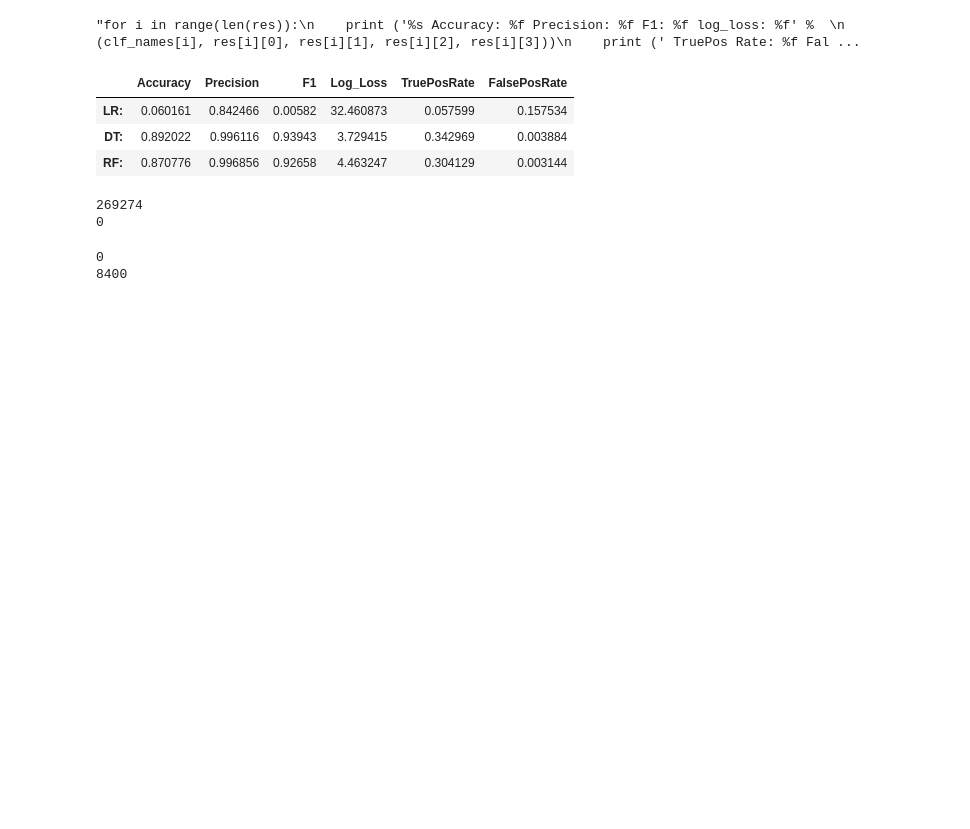
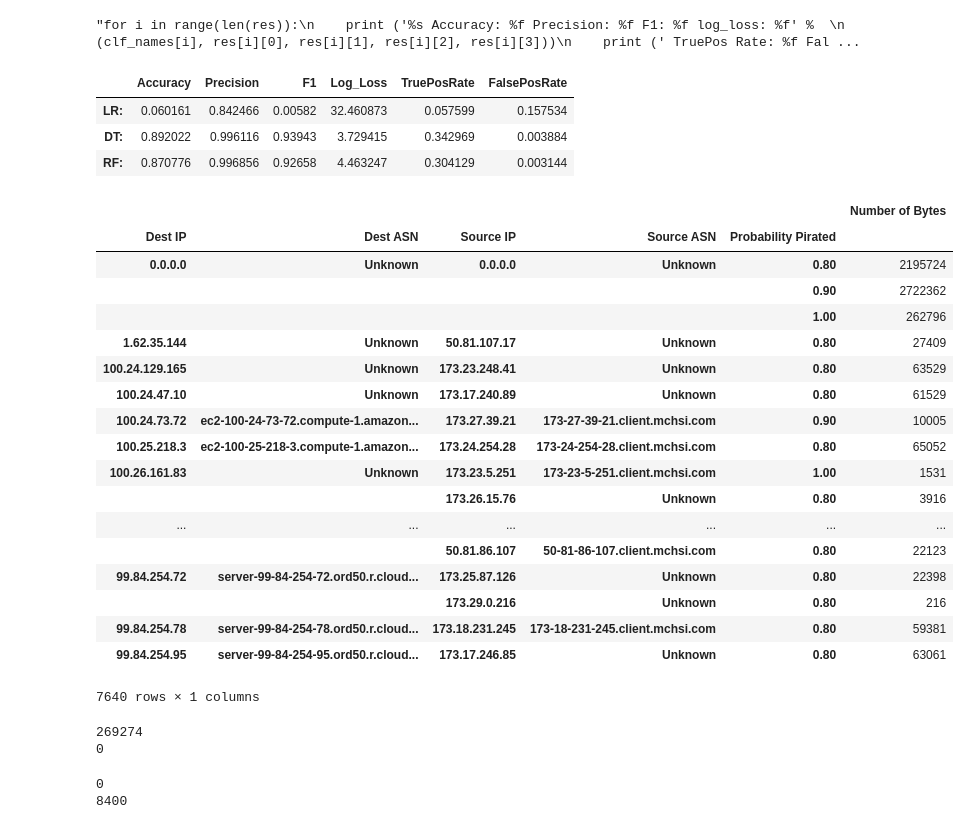
Before and after one commit to Alienekoo/PirateFinder, a Jupyter notebook: flow_classifier.ipynb, the cells around one changed output. Saved outputs shown, nothing was run; the diff lists cells and outputs as text; code cells hidden in the pictures; blank space fills up the shorter version.

```diff
--- a/flow_classifier.ipynb
+++ b/flow_classifier.ipynb
@@ -577,6 +577,6 @@ print(rf.score(ab_test, ab_l))
 # %%
 probs = rf.predict_proba(ab_test)
 # %%
-for i in range(len(ab_test)):
-    print('PB: {pb: <16} PP: {pp: <16} DA: {da: <16} SA: {sa: <16}'.format(
-        pb=probs[i][0], pp=probs[i][1], da=ab_s_ip[i][1], sa=ab_s_ip[i][0]))
+#for i in range(len(ab_test)):
+#    print('PB: {pb: <16} PP: {pp: <16} DA: {da: <16} SA: {sa: <16}'.format(
+#        pb=probs[i][0], pp=probs[i][1], da=ab_s_ip[i][1], sa=ab_s_ip[i][0]))
@@ -1067,7 +1046,28 @@ pirate_pd.columns = ['Source IP', 'Source ASN','Dest IP', 'Dest ASN', 'Probabili
 # %%
 pirate_pd = pirate_pd.sort_values(by=['Number of Bytes', 'Source IP'])
 agg_pd = pirate_pd.groupby(['Dest IP', 'Dest ASN', 'Source IP', 'Source ASN', 'Probability Pirated'])['Number of Bytes'].sum().to_frame()
 agg_pd.to_csv(path_or_buf='~/mediacom2.csv')
+agg_pd
+# %% [output]
+|  |  |  |  |  | Number of Bytes |
+| Dest IP | Dest ASN | Source IP | Source ASN | Probability Pirated |  |
+| 0.0.0.0 | Unknown | 0.0.0.0 | Unknown | 0.80 | 2195724 |
+|  |  |  |  | 0.90 | 2722362 |
+|  |  |  |  | 1.00 | 262796 |
+| 1.62.35.144 | Unknown | 50.81.107.17 | Unknown | 0.80 | 27409 |
+| 100.24.129.165 | Unknown | 173.23.248.41 | Unknown | 0.80 | 63529 |
+| 100.24.47.10 | Unknown | 173.17.240.89 | Unknown | 0.80 | 61529 |
+| 100.24.73.72 | ec2-100-24-73-72.compute-1.amazon... | 173.27.39.21 | 173-27-39-21.client.mchsi.com | 0.90 | 10005 |
+| 100.25.218.3 | ec2-100-25-218-3.compute-1.amazon... | 173.24.254.28 | 173-24-254-28.client.mchsi.com | 0.80 | 65052 |
+| 100.26.161.83 | Unknown | 173.23.5.251 | 173-23-5-251.client.mchsi.com | 1.00 | 1531 |
+|  |  | 173.26.15.76 | Unknown | 0.80 | 3916 |
+| ... | ... | ... | ... | ... | ... |
+|  |  | 50.81.86.107 | 50-81-86-107.client.mchsi.com | 0.80 | 22123 |
+| 99.84.254.72 | server-99-84-254-72.ord50.r.cloud... | 173.25.87.126 | Unknown | 0.80 | 22398 |
+|  |  | 173.29.0.216 | Unknown | 0.80 | 216 |
+| 99.84.254.78 | server-99-84-254-78.ord50.r.cloud... | 173.18.231.245 | 173-18-231-245.client.mchsi.com | 0.80 | 59381 |
+| 99.84.254.95 | server-99-84-254-95.ord50.r.cloud... | 173.17.246.85 | Unknown | 0.80 | 63061 |
+7640 rows × 1 columns
 # %%
 print len(fnc)
 print count_of_badip
```
Also changed, not shown: parts of 3 cells of this notebook.
